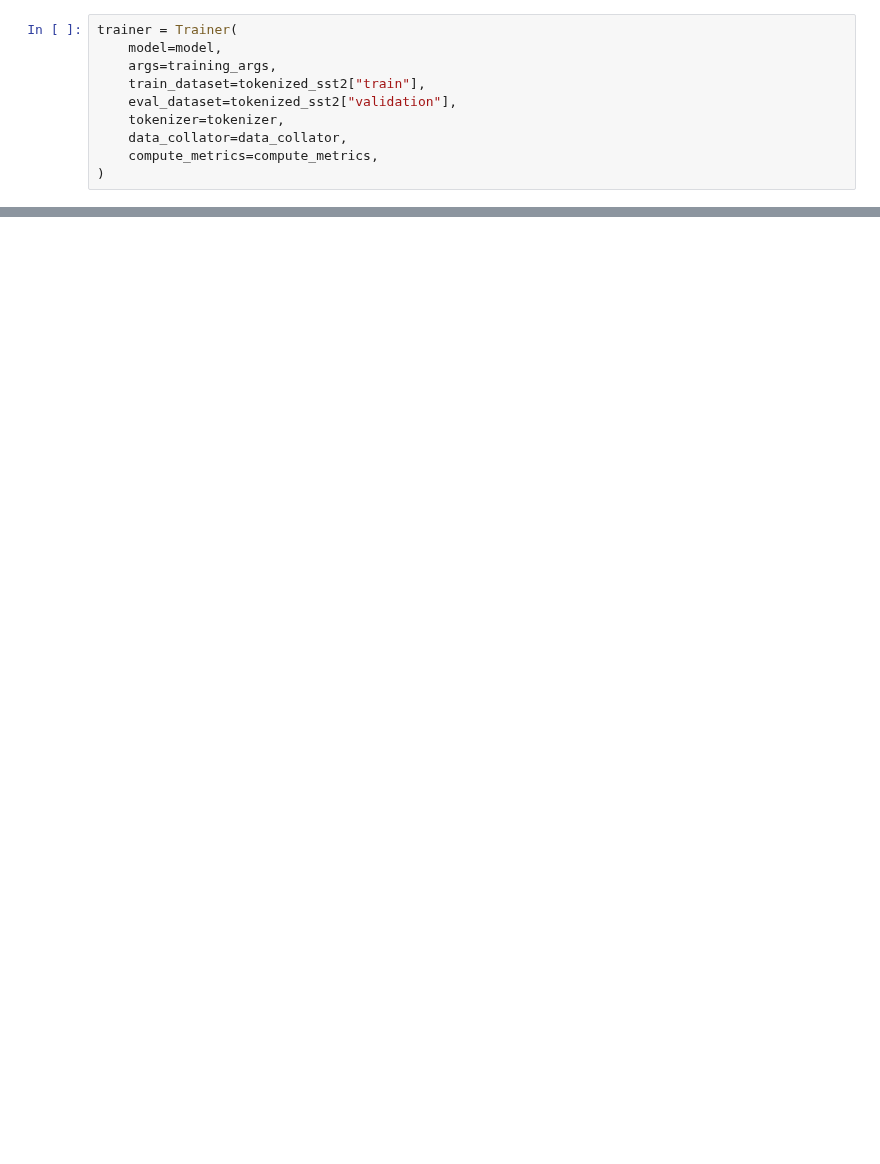
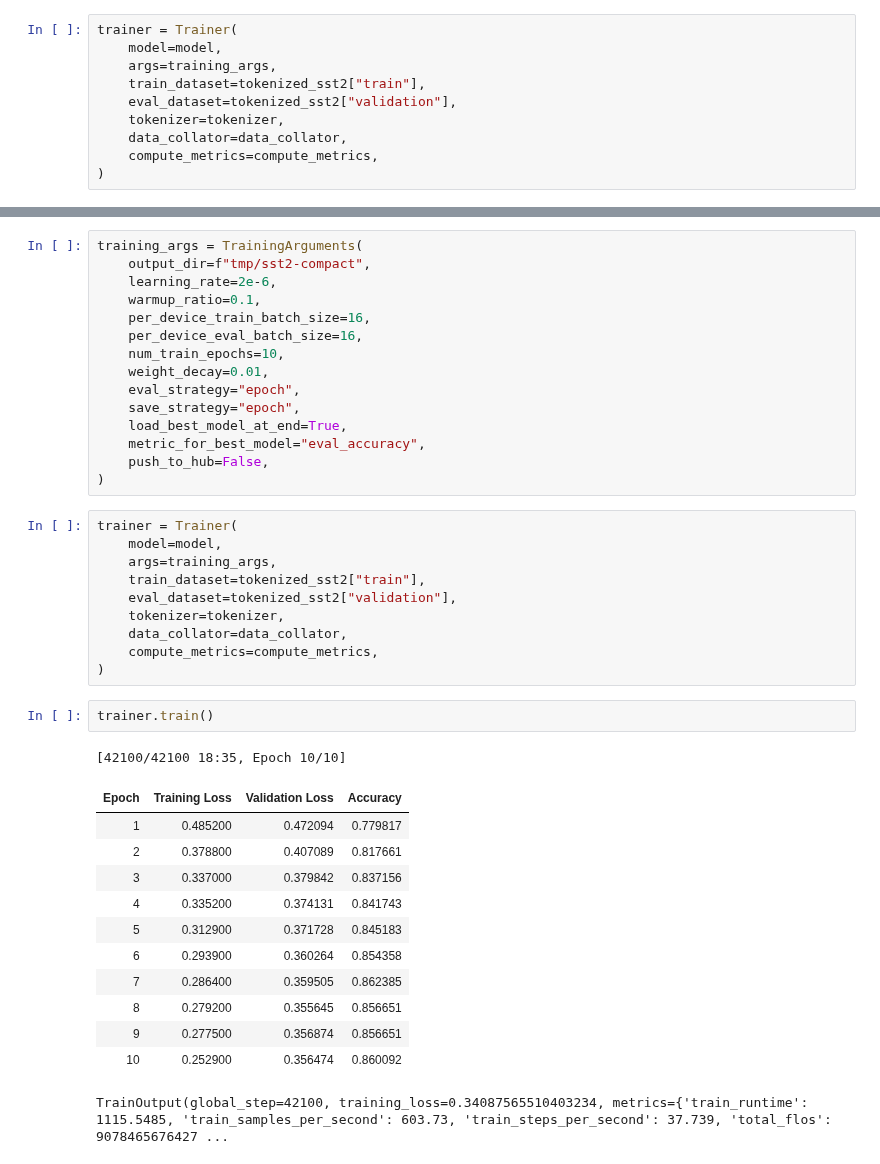
Before and after one commit to rayortigas/_2024-CS230-project, a Jupyter notebook: sst2_distillation.ipynb, the cells around one changed output, grey strips where cells are left out. Saved outputs shown, nothing was run; the diff lists cells and outputs as text; blank space fills up the shorter version.

```diff
--- a/sst2_distillation.ipynb
+++ b/sst2_distillation.ipynb
@@ -472,0 +546,41 @@ KeyboardInterrupt:
+# %%
+training_args = TrainingArguments(
+    output_dir=f"tmp/sst2-compact",
+    learning_rate=2e-6,
+    warmup_ratio=0.1,
+    per_device_train_batch_size=16,
+    per_device_eval_batch_size=16,
+    num_train_epochs=10,
+    weight_decay=0.01,
+    eval_strategy="epoch",
+    save_strategy="epoch",
+    load_best_model_at_end=True,
+    metric_for_best_model="eval_accuracy",
+    push_to_hub=False,
+)
+# %%
+trainer = Trainer(
+    model=model,
+    args=training_args,
+    train_dataset=tokenized_sst2["train"],
+    eval_dataset=tokenized_sst2["validation"],
+    tokenizer=tokenizer,
+    data_collator=data_collator,
+    compute_metrics=compute_metrics,
+)
+# %%
+trainer.train()
+# %% [output]
+[42100/42100 18:35, Epoch 10/10]
+| Epoch | Training Loss | Validation Loss | Accuracy |
+| 1 | 0.485200 | 0.472094 | 0.779817 |
+| 2 | 0.378800 | 0.407089 | 0.817661 |
+| 3 | 0.337000 | 0.379842 | 0.837156 |
+| 4 | 0.335200 | 0.374131 | 0.841743 |
+| 5 | 0.312900 | 0.371728 | 0.845183 |
+| 6 | 0.293900 | 0.360264 | 0.854358 |
+| 7 | 0.286400 | 0.359505 | 0.862385 |
+| 8 | 0.279200 | 0.355645 | 0.856651 |
+| 9 | 0.277500 | 0.356874 | 0.856651 |
+| 10 | 0.252900 | 0.356474 | 0.860092 |
+TrainOutput(global_step=42100, training_loss=0.34087565510403234, metrics={'train_runtime': 1115.5485, 'train_samples_per_second': 603.73, 'train_steps_per_second': 37.739, 'total_flos': 9078465676427 ...
```
Also changed, not shown: parts of 10 cells of this notebook.
